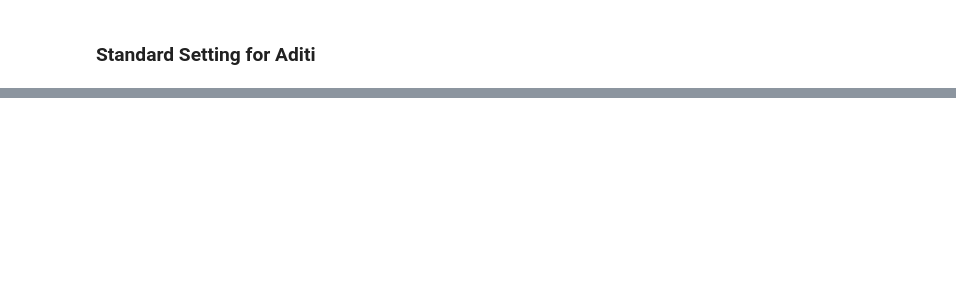
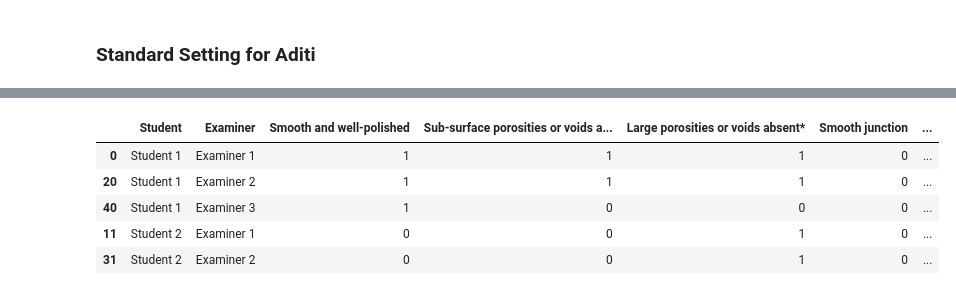
Before and after one commit to bulkpanda/MDS-Work, a Jupyter notebook: 2025notebook2.ipynb, the cells around one changed output, grey strips where cells are left out. Drawn from its saved outputs; the diff is of its cells as text; code cells hidden in the pictures; blank space fills up the shorter version.

```diff
--- a/2025notebook2.ipynb
+++ b/2025notebook2.ipynb
@@ -243,0 +985,78 @@ plt.show()
+# %%
+# Calculate the total score for each student based on the weight of each criteria that are columns in the DataFrame
+def calculate_total_score(df, criteria_df, cutoff, subject = "Preparation"):
+    for i, row in df.iterrows():
+        df.loc[i, "Total Score"] = sum([row[criteria] * weight for criteria, weight in zip(criteria_df["Item"], criteria_df["Weight"])])
+    # divide  by the sum of the weights
+    weightSum = criteria_df["Weight"].sum()
+    print(weightSum)
+    df["Total Score"] = df["Total Score"] / criteria_df["Weight"].sum()
+    # determine if the student passed or failed
+    df["Pass/Fail"] = df["Total Score"].apply(lambda x: "Pass" if x >= cutoff else "Fail")
+    # student column has Student ids as Student 1, Student 2, etc. sort by the number and then by examiner
+    df["StudentID"] = df["Student"].apply(lambda x: int(x.split()[1]))
+    df["ExaminerID"] = df["Examiner"].apply(lambda x: int(x.split()[1]))
+    df.sort_values(by=["StudentID", "ExaminerID"], inplace=True)
+
+    df.drop("ExaminerID", inplace=True, axis=1)
+
+    # Create bar plot of the total score and the pass/fail status for each student, plotted side by side for each examiner
+    fig, ax = plt.subplots(1, 1, figsize=(24, 6))
+    sns.barplot(x="Student", y="Total Score", hue="Examiner", data=df, dodge=True, ax=ax, width=0.8)
+    ax.set_title(f"Total Score for Each Student {subject}")
+    ax.set_xlabel("Student")
+    ax.set_ylabel("Total Score")
+    ax.set_ylim(0, 1.2)
+    # Show score as text above each bar
+    for p in ax.patches:
+        height = p.get_height()
+        if height > 0:  # Only annotate bars with positive height
+            ax.annotate(f"{height:.2f}",
+                        (p.get_x() + p.get_width() / 2., height),
+                        ha="center", va="center",
+                        xytext=(0, 5), textcoords="offset points", fontsize=8)
+
+    # Add a horizontal line at the cutoff
+    ax.axhline(y=cutoff, color="red", linestyle="--", label='Cutoff')
+    plt.legend(loc='upper right')
+    plt.xticks(rotation=45)
+    plt.tight_layout()
+    plt.savefig(f"{folder}\{subject} Total Score.png")
+
+    # Create a bar plot of the # passed and # failed students for each examiner
+    fig, ax = plt.subplots(1, 1, figsize=(12, 6))
+    sns.countplot(x="Examiner", hue="Pass/Fail", data=df, dodge=True, ax=ax)
+    ax.set_title(f"Number of Students Passed/Failed {subject}")
+    ax.set_xlabel("Examiner")
+    ax.set_ylabel("Count")
+
+    # Show count as text above each bar
+    for p in ax.patches:
+        height = p.get_height()
+        if height > 0:  # Only annotate bars with positive height
+            ax.annotate(f"{int(height)}",
+                        (p.get_x() + p.get_width() / 2., height),
+                        ha="center", va="center",
+                        xytext=(0, 5), textcoords="offset points", fontsize=8)
+
+    plt.legend(title='Pass/Fail', loc='upper right')
+    plt.xticks(rotation=45)
+    plt.tight_layout()
+    plt.savefig(f"{folder}\{subject} Pass Fail.png")
+
+
+    df.drop("StudentID", inplace=True, axis=1)
+
+    return df
+
+prep_df = calculate_total_score(prep_df, prep_criteria_df, cutoff_prep, subject="Preparation")
+rest_df = calculate_total_score(rest_df, rest_criteria_df, cutoff_resto, subject="Restoration")
+display(prep_df.head())
+display(rest_df.head())
+
+# save the data to an Excel file with two sheets
+output_file = f"{folder}\{file}_Total_Score.xlsx"
+# with pd.ExcelWriter(output_file) as writer:
+    # prep_df.to_excel(writer, sheet_name="Preparation", index=False)
+    # rest_df.to_excel(writer, sheet_name="Restoration", index=False)
+# %% [output]
@@ -243,0 +1071,6 @@ plt.show()
+|  | Student | Examiner | Smooth and well-polished | Sub-surface porosities or voids a... | Large porosities or voids absent* | Smooth junction | ... |
+| 0 | Student 1 | Examiner 1 | 1 | 1 | 1 | 0 | ... |
+| 20 | Student 1 | Examiner 2 | 1 | 1 | 1 | 0 | ... |
+| 40 | Student 1 | Examiner 3 | 1 | 0 | 0 | 0 | ... |
+| 11 | Student 2 | Examiner 1 | 0 | 0 | 1 | 0 | ... |
+| 31 | Student 2 | Examiner 2 | 0 | 0 | 1 | 0 | ... |
```
Also changed, not shown: parts of 17 cells of this notebook, 55 other files.
